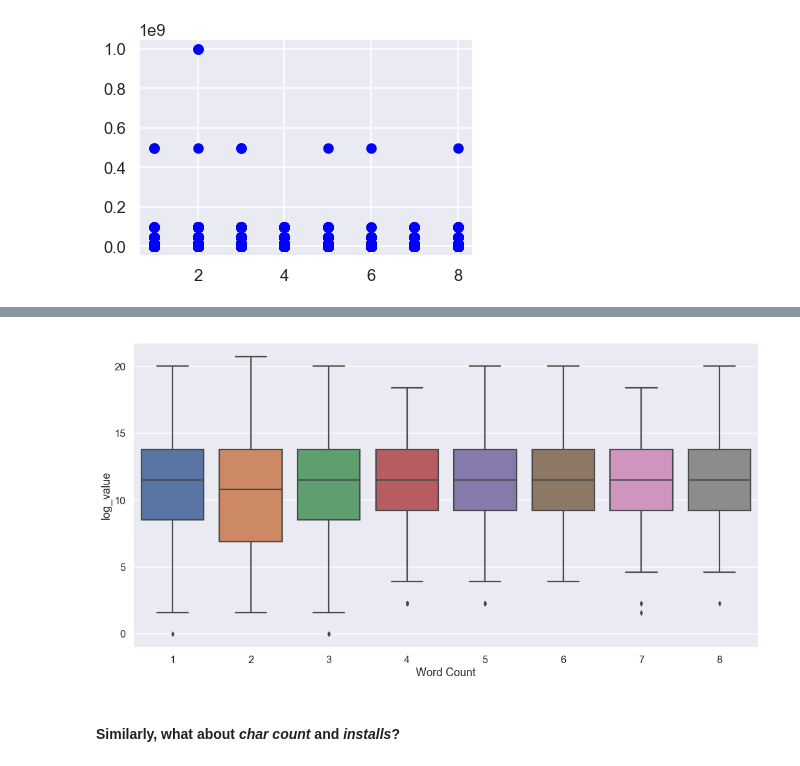
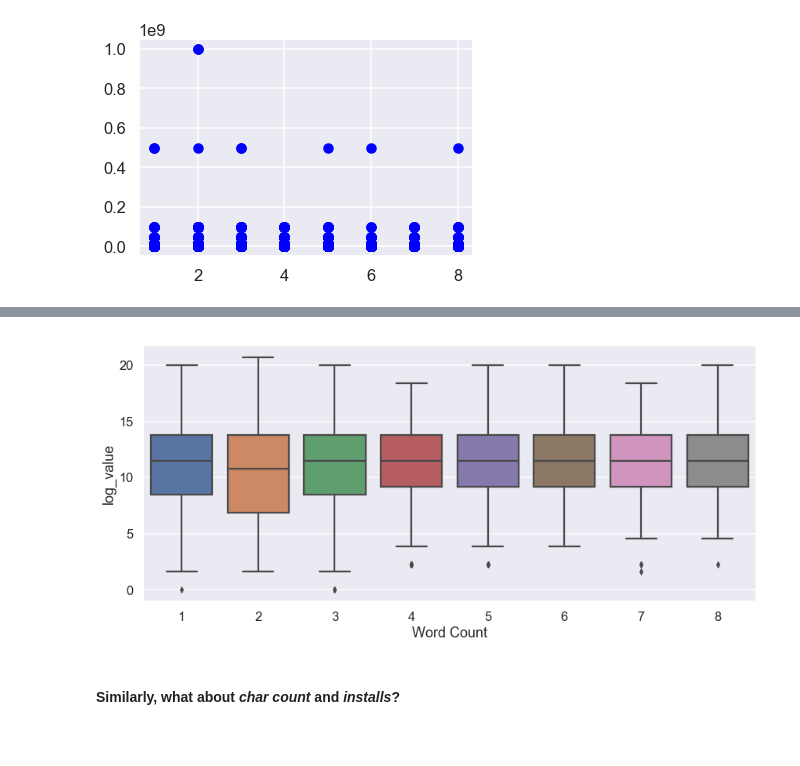
Before and after one commit to Titan-Ngo/COGS108_Repo, a Jupyter notebook: FinalProject.ipynb, the cells around one changed output, grey strips where cells are left out. Cells and saved outputs as stored; diff of their text form; code cells hidden in the pictures; blank space fills up the shorter version.

```diff
--- a/FinalProject.ipynb
+++ b/FinalProject.ipynb
@@ -737,9 +737,9 @@ sns.regplot(x='Word Count', y='Installs', data=df, x_jitter=0.2, y_jitter=100000
 # %%
-fig = plt.figure(figsize=(18, 9))
+fig = plt.figure(figsize=(14, 6))
 sns.boxplot(x='Word Count', y='log_value', data=df)
 ax = plt.gca()
 # %% [output]
-[figure, old version]
+[figure, new version]
 # %% [markdown]
 #### Similarly, what about _char count_ and _installs_?
 # %%
```
Also changed, not shown: parts of 12 cells of this notebook.
